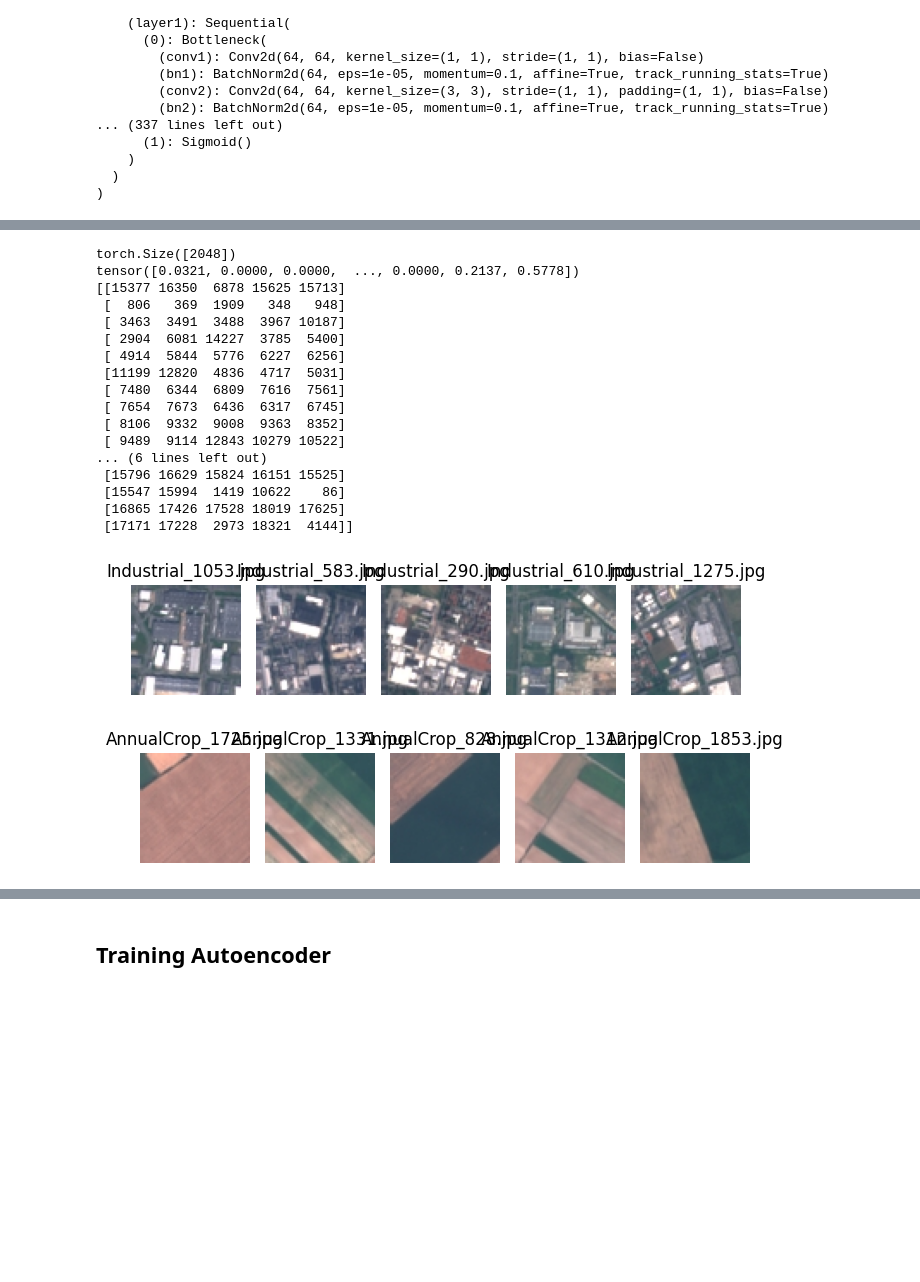
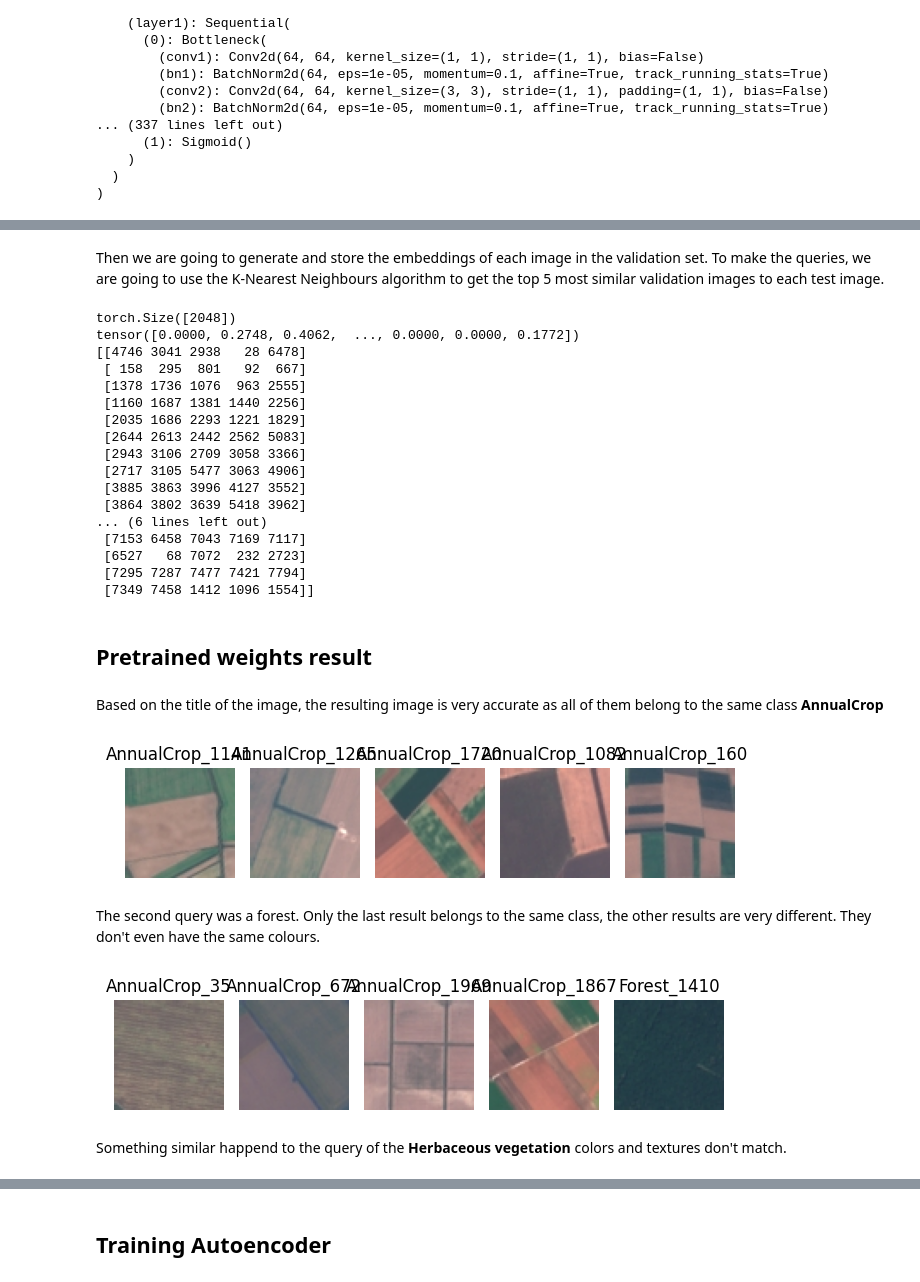
Before and after one commit to DiegoMont/deep-learning-research, a Jupyter notebook: feature-extraction/resnet_autoencoder.ipynb, the cells around one changed output, grey strips where cells are left out. Drawn from its saved outputs; the diff is of its cells as text; code cells hidden in the pictures; blank space fills up the shorter version.

```diff
--- a/feature-extraction/resnet_autoencoder.ipynb
+++ b/feature-extraction/resnet_autoencoder.ipynb
@@ -52,13 +56,12 @@ def plot_images(dataset: AutoEncoderDataset, indices: list[int]):
         img = dataset[indices[i]][0]
         npimg = np.array(img)
         npimg = np.transpose(npimg, (1, 2, 0))
-        image_name = path.basename(dataset.image_paths[indices[i]])
+        image_name = path.basename(path.splitext(dataset.image_paths[indices[i]])[0])
         axes[i].set_title(image_name)
         axes[i].imshow(npimg)
         axes[i].set_axis_off()
     plt.tight_layout()
     plt.show()
-
 
 
 def print_loss_history(train_loss: list[float], val_loss: list[float]):
@@ -281,0 +279,3 @@ imshow(testset[7][0])
+# %%
+QUERY_2_IDX = 2
+imshow(testset[QUERY_2_IDX][0])
@@ -319,12 +368,14 @@ with torch.no_grad():
         images, labels = data[0].to(device), data[1].to(device)
         outputs = autoencoder(images)
         queries.append(outputs[0].cpu())
+# %% [markdown]
+Then we are going to generate and store the embeddings of each image in the validation set. To make the queries, we are going to use the K-Nearest Neighbours algorithm to get the top 5 most similar validation images to each test image.
 # %%
 from sklearn.neighbors import NearestNeighbors
 
 
 image_embeddings = []
-images = DataLoader(trainset, batch_size=1, shuffle=False, num_workers=2)
+images = DataLoader(validationset, batch_size=1, shuffle=False, num_workers=2)
 autoencoder.eval()
 with torch.no_grad():
     for data in images:
@@ -339,28 +390,36 @@ distances, indices = neigh.kneighbors(queries)
 print(indices)
 # %% [output]
 torch.Size([2048])
-tensor([0.0321, 0.0000, 0.0000,  ..., 0.0000, 0.2137, 0.5778])
-[[15377 16350  6878 15625 15713]
- [  806   369  1909   348   948]
- [ 3463  3491  3488  3967 10187]
- [ 2904  6081 14227  3785  5400]
- [ 4914  5844  5776  6227  6256]
- [11199 12820  4836  4717  5031]
- [ 7480  6344  6809  7616  7561]
- [ 7654  7673  6436  6317  6745]
- [ 8106  9332  9008  9363  8352]
- [ 9489  9114 12843 10279 10522]
+tensor([0.0000, 0.2748, 0.4062,  ..., 0.0000, 0.0000, 0.1772])
+[[4746 3041 2938   28 6478]
+ [ 158  295  801   92  667]
+ [1378 1736 1076  963 2555]
+ [1160 1687 1381 1440 2256]
+ [2035 1686 2293 1221 1829]
+ [2644 2613 2442 2562 5083]
+ [2943 3106 2709 3058 3366]
+ [2717 3105 5477 3063 4906]
+ [3885 3863 3996 4127 3552]
+ [3864 3802 3639 5418 3962]
 ... (6 lines left out)
- [15796 16629 15824 16151 15525]
- [15547 15994  1419 10622    86]
- [16865 17426 17528 18019 17625]
- [17171 17228  2973 18321  4144]]
+ [7153 6458 7043 7169 7117]
+ [6527   68 7072  232 2723]
+ [7295 7287 7477 7421 7794]
+ [7349 7458 1412 1096 1554]]
+# %% [markdown]
+## Pretrained weights result
+# %% [markdown]
+Based on the title of the image, the resulting image is very accurate as all of them belong to the same class **AnnualCrop**
 # %%
-plot_images(trainset, indices[8])
+plot_images(trainset, indices[QUERY_1_IDX])
 # %% [output]
-[figure, old version]
+[figure, new version]
+# %% [markdown]
+The second query was a forest. Only the last result belongs to the same class, the other results are very different. They don't even have the same colours.
 # %%
-plot_images(trainset, indices[1])
+plot_images(trainset, indices[QUERY_2_IDX])
 # %% [output]
-[figure, old version]
+[figure, new version]
+# %% [markdown]
+Something similar happend to the query of the **Herbaceous vegetation** colors and textures don't match.
 # %%
```
Also changed, not shown: parts of 53 cells of this notebook.
